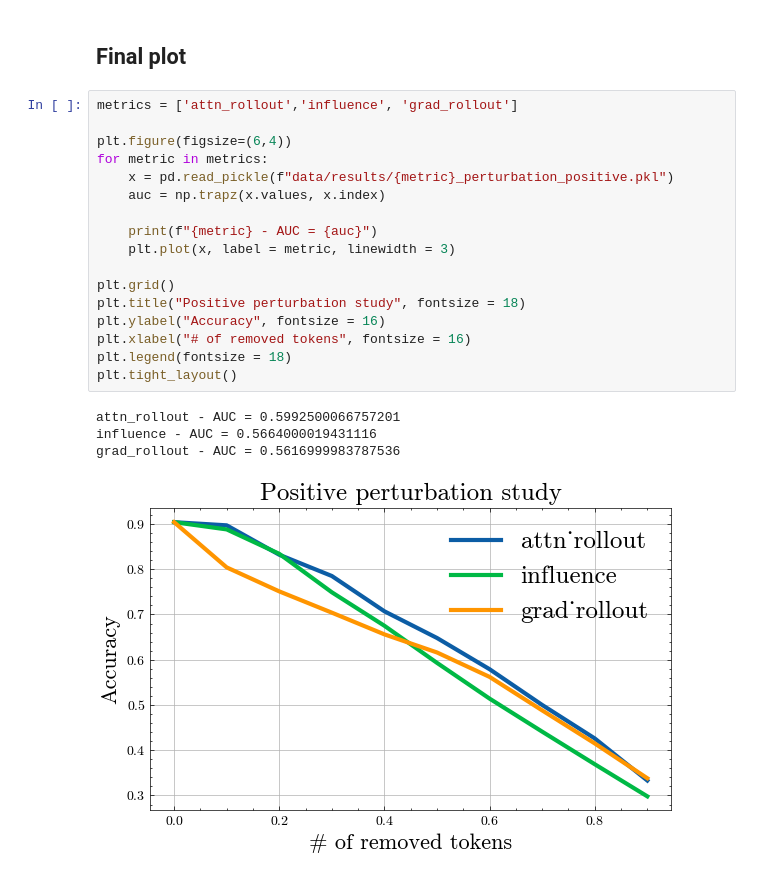
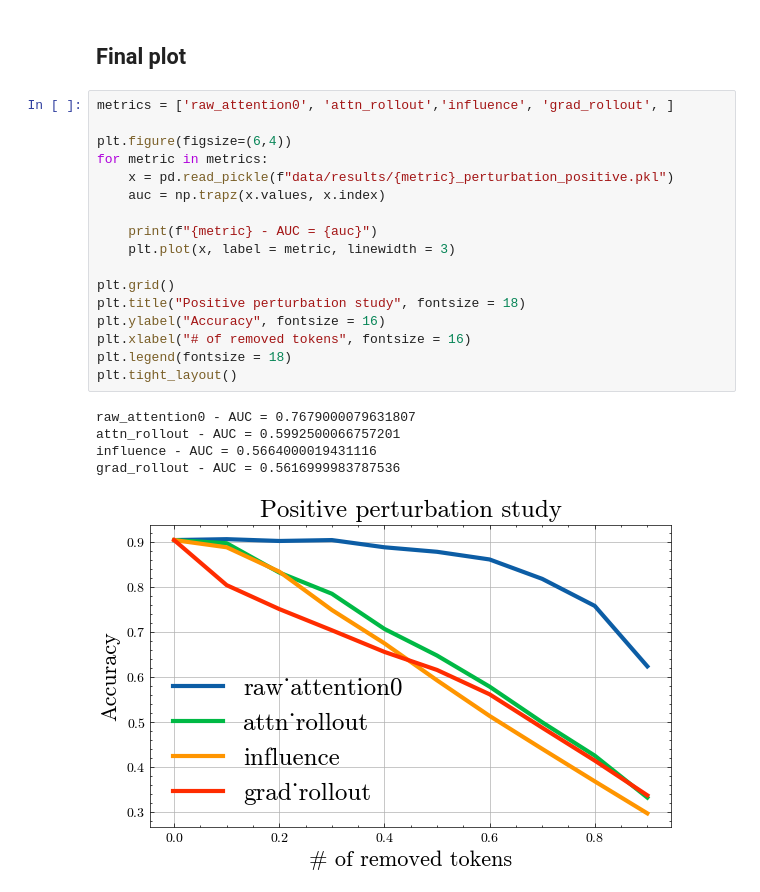
Before and after one commit to peulsilva/transformer-explainability, a Jupyter notebook: notebooks/text/04-positive_perturbation_study.ipynb, the cells around one changed output. Saved outputs shown, nothing was run; the diff lists cells and outputs as text.

```diff
--- a/notebooks/text/04-positive_perturbation_study.ipynb
+++ b/notebooks/text/04-positive_perturbation_study.ipynb
@@ -232,24 +303,25 @@ pd.Series(accs).apply(lambda x: x.item())\
 # %% [markdown]
 ## Final plot
 # %%
-metrics = ['attn_rollout','influence', 'grad_rollout']
+metrics = ['raw_attention0', 'attn_rollout','influence', 'grad_rollout', ]
 
 plt.figure(figsize=(6,4))
 for metric in metrics:
     x = pd.read_pickle(f"data/results/{metric}_perturbation_positive.pkl")
     auc = np.trapz(x.values, x.index)
 
     print(f"{metric} - AUC = {auc}")
     plt.plot(x, label = metric, linewidth = 3)
 
 plt.grid()
 plt.title("Positive perturbation study", fontsize = 18)
 plt.ylabel("Accuracy", fontsize = 16)
 plt.xlabel("# of removed tokens", fontsize = 16)
 plt.legend(fontsize = 18)
 plt.tight_layout()
 # %% [output]
+raw_attention0 - AUC = 0.7679000079631807
 attn_rollout - AUC = 0.5992500066757201
 influence - AUC = 0.5664000019431116
 grad_rollout - AUC = 0.5616999983787536
-[figure, old version]
+[figure, new version]
```
Also changed, not shown: parts of 7 cells of this notebook, 17 other files.
